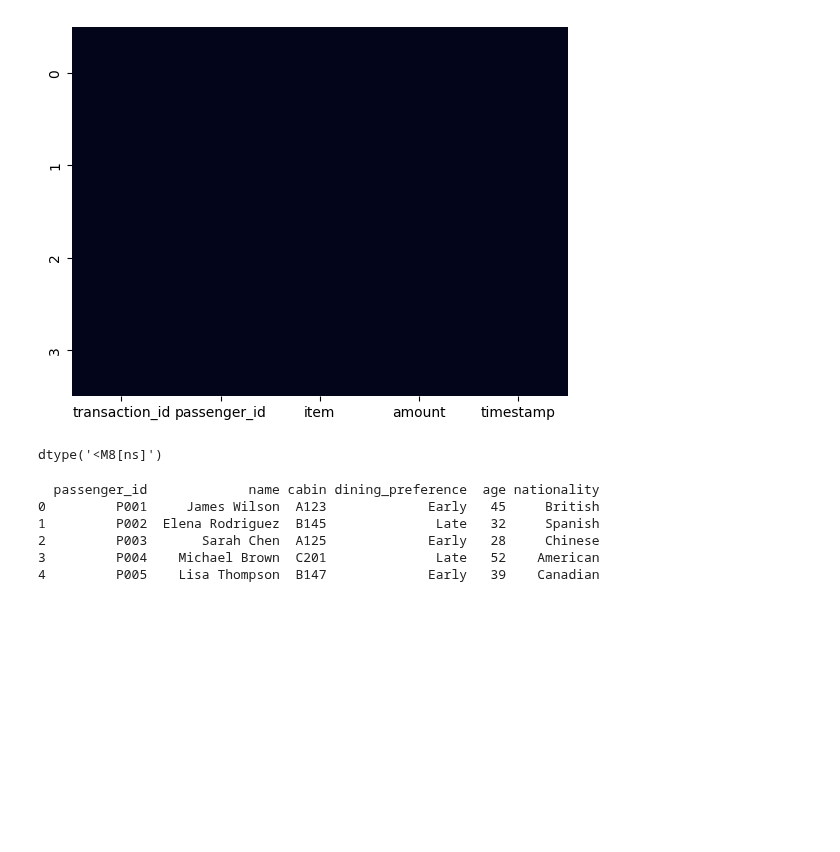
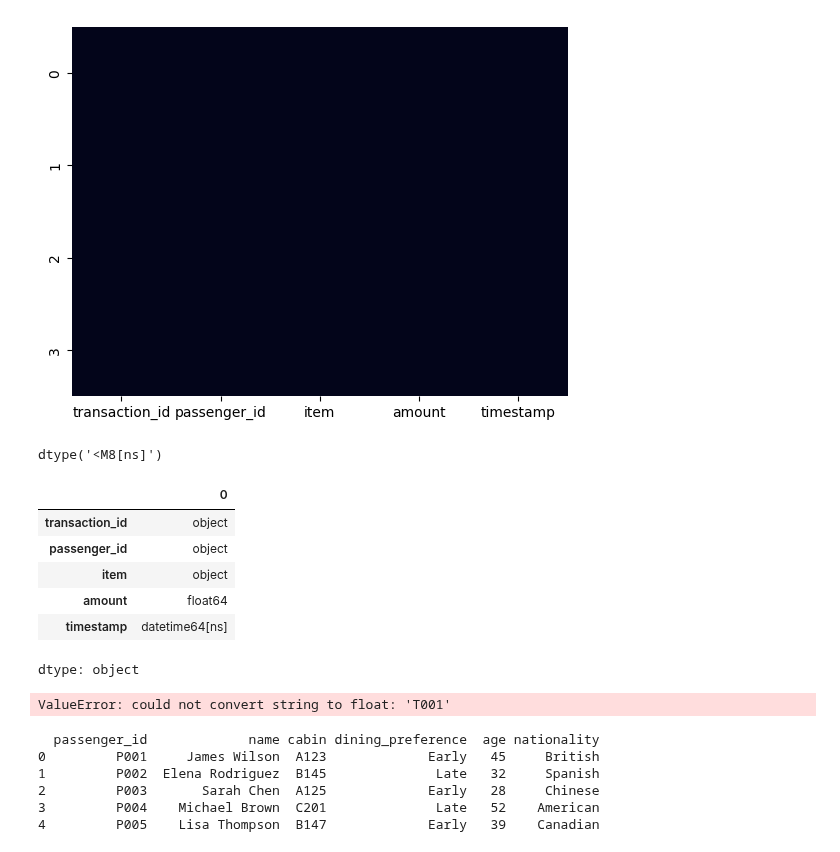
Before and after one commit to m-zayed5722/Miscellaneous-Projects, a Jupyter notebook: DS_Practice.ipynb, the cells around one changed output. Drawn from its saved outputs; the diff is of its cells as text; code cells hidden in the pictures; blank space fills up the shorter version.

```diff
--- a/DS_Practice.ipynb
+++ b/DS_Practice.ipynb
@@ -106,3 +105,31 @@ dtype('<M8[ns]')
+# %%
+df.dtypes
+# %% [output]
+|  | 0 |
+| transaction_id | object |
+| passenger_id | object |
+| item | object |
+| amount | float64 |
+| timestamp | datetime64[ns] |
+dtype: object
+# %%
+scaler = StandardScaler()
+scaled_data = scaler.fit_transform(df)
+pca = PCA(n_components=2)
+pca_data = pca.fit_transform(scaled_data)
+
+# Convert to DataFrame for convenience
+pca_df = pd.DataFrame(pca_data, columns=['PC1', 'PC2'])
+print(pca_df.head())
+plt.figure(figsize=(6,5))
+plt.scatter(pca_df['PC1'], pca_df['PC2'], s=100)
+plt.xlabel('Principal Component 1')
+plt.ylabel('Principal Component 2')
+plt.title('PCA Projection')
+plt.grid(True)
+plt.show()
+# %% [output]
+ValueError: could not convert string to float: 'T001'
 # %%
 ###############################################################################################################
 ###############################################################################################################
```
Also changed, not shown: parts of 3 cells of this notebook.
